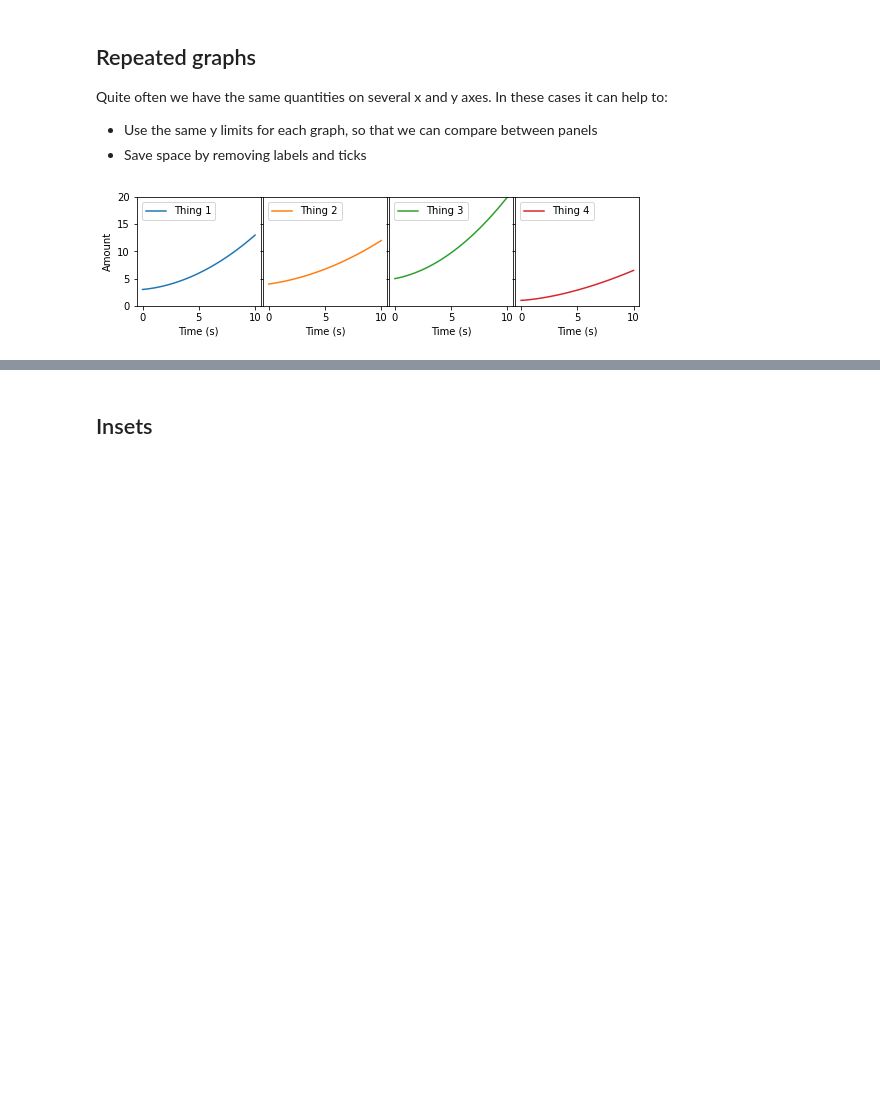
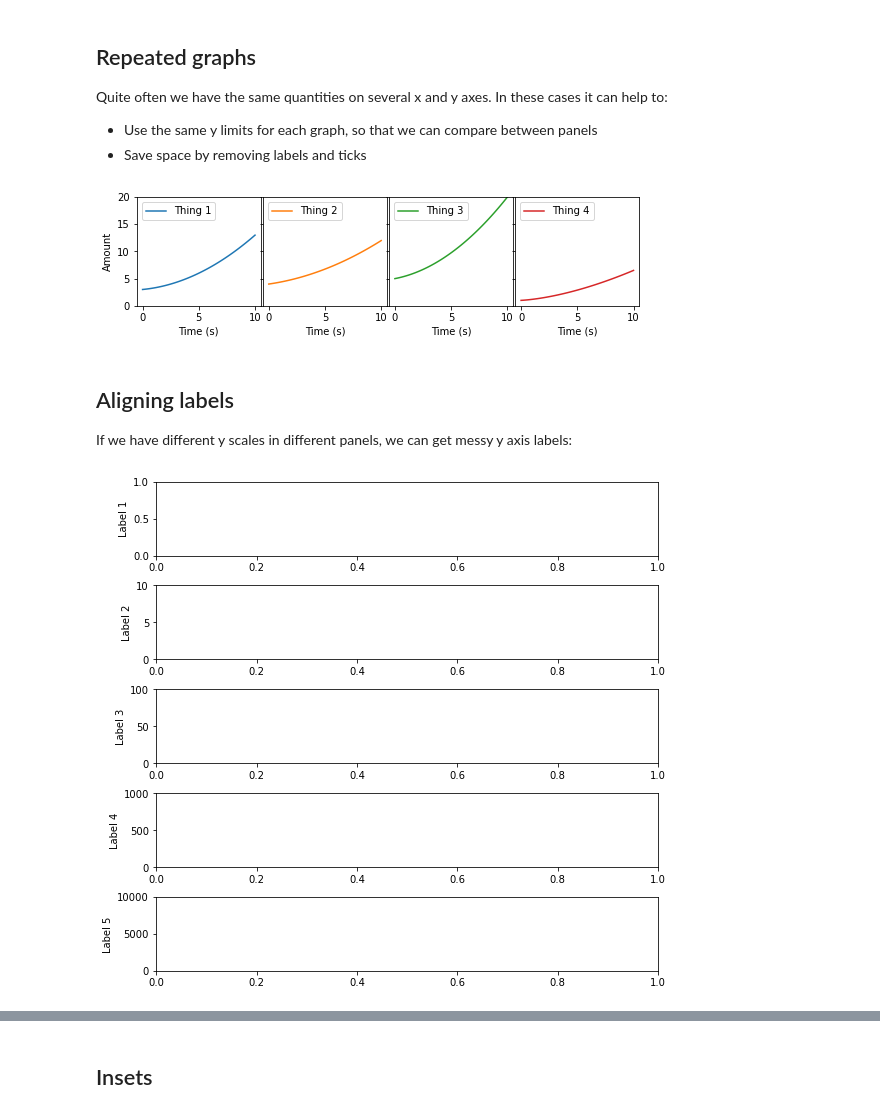
Before and after one commit to MichaelClerx/making-figures, a Jupyter notebook: matplotlib/3-3-layout.ipynb, the cells around one changed output, grey strips where cells are left out. Drawn from its saved outputs; the diff is of its cells as text; code cells hidden in the pictures; blank space fills up the shorter version.

```diff
--- a/matplotlib/3-3-layout.ipynb
+++ b/matplotlib/3-3-layout.ipynb
@@ -192,3 +192,19 @@ ax3.legend(loc='upper left')
 plt.show()
 # %% [output]
 [figure]
+# %% [markdown]
+## Aligning labels
+
+If we have different y scales in different panels, we can get messy y axis labels:
+# %%
+fig = plt.figure(figsize=(9, 9))
+grid = fig.add_gridspec(5, 1, hspace=0.4)
+
+for i in range(5):
+    ax = fig.add_subplot(grid[i, 0])
+    ax.set_ylim(0, 10**i)
+    ax.set_ylabel(f'Label {1 + i}')
+
+plt.show()
+# %% [output]
+[figure, added]
```
Also changed, not shown: parts of 2 cells of this notebook, 1 other file.
